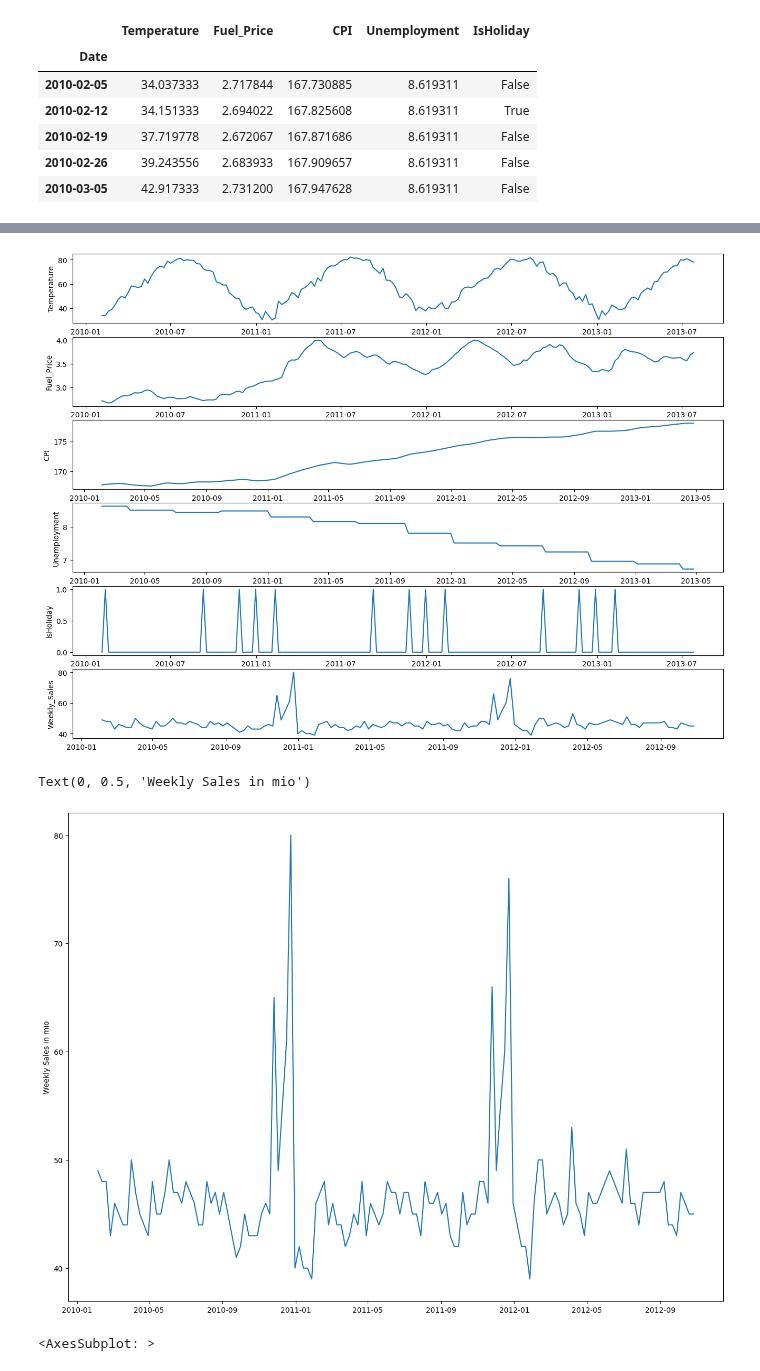
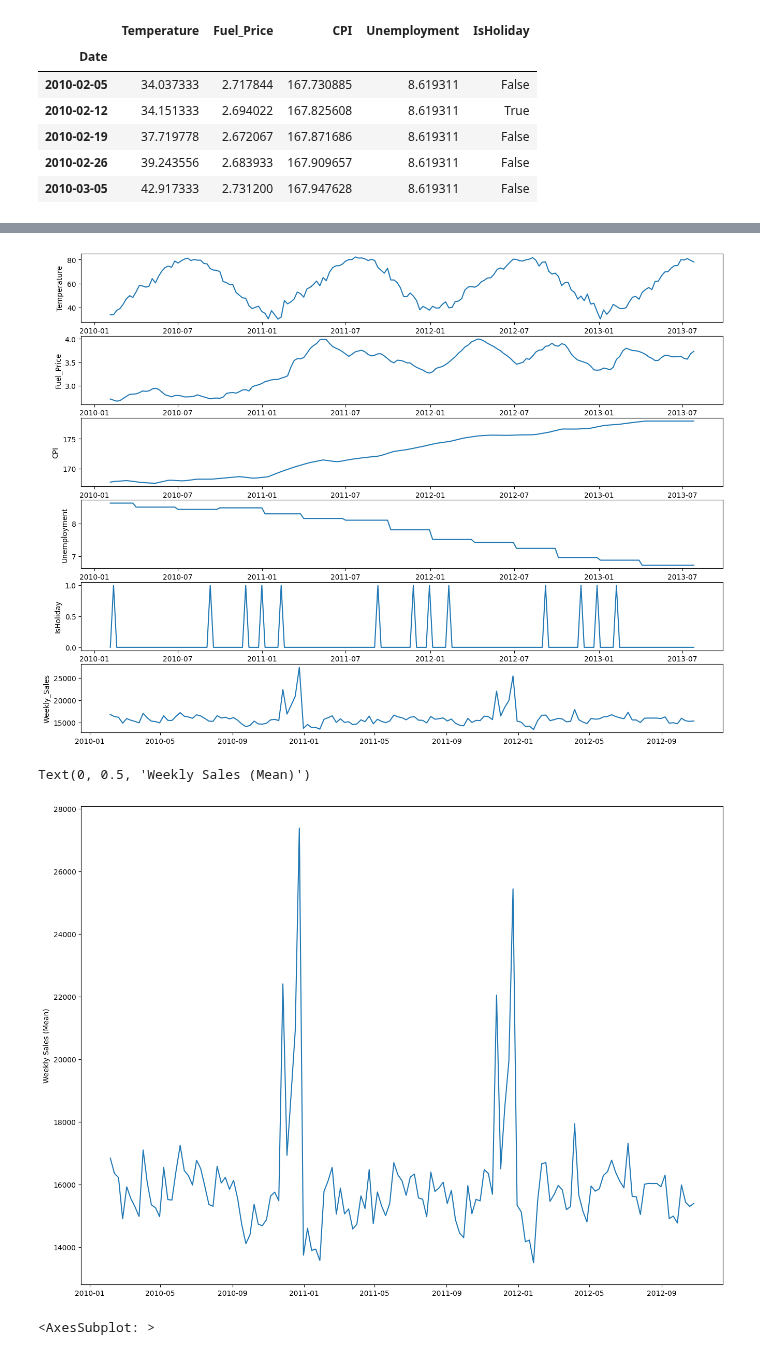
Before and after one commit to Johannes3001/AppliedML_Assign.01, a Jupyter notebook: Assignment2/Codes/Fredriks_Code.ipynb, the cells around one changed output, grey strips where cells are left out. Drawn from its saved outputs; the diff is of its cells as text; code cells hidden in the pictures.

Commit message:
Figuring out how to keep MarkDown soon

```diff
--- a/Assignment2/Codes/Fredriks_Code.ipynb
+++ b/Assignment2/Codes/Fredriks_Code.ipynb
@@ -159,0 +162,4 @@ For the CPI and Unemployment we can impute the missing values by some method. I'
+# %%
+# Codes for forward filling the missing values
+features['CPI'].fillna(method='ffill', inplace=True)
+features['Unemployment'].fillna(method='ffill', inplace=True)
@@ -159,0 +170,3 @@ For the CPI and Unemployment we can impute the missing values by some method. I'
+# %%
+# Dropping the MarkDown Columns
+features.drop(columns=['MarkDown1', 'MarkDown2', 'MarkDown3', 'MarkDown4', 'MarkDown5'], inplace=True)
@@ -164,7 +212,7 @@ features_grouped = features.groupby("Date").agg({"Temperature": "mean",
                                                      "Fuel_Price": "mean",
                                                      "CPI": "mean",
                                                      "Unemployment": "mean",
-                                                      "IsHoliday": "min"})
+                                                      "IsHoliday": "max"})
 features_grouped.head()
 # %% [output]
 |  | Temperature | Fuel_Price | CPI | Unemployment | IsHoliday |
@@ -175,8 +223,8 @@ features_grouped.head()
 | 2010-02-26 | 39.243556 | 2.683933 | 167.909657 | 8.619311 | False |
 | 2010-03-05 | 42.917333 | 2.731200 | 167.947628 | 8.619311 | False |
 # %%
-sales_grouped = sales.groupby("Date").agg({"Weekly_Sales" : "sum"})
-sales_grouped["Weekly_Sales"] = (sales_grouped["Weekly_Sales"] / 1e6).astype(int)
+sales_grouped = sales.groupby("Date").agg({"Weekly_Sales" : "mean"})
+#sales_grouped["Weekly_Sales"] = (sales_grouped["Weekly_Sales"] / 1e6).astype(int)
 sales_grouped.head()
 # %% [output]
 |  | Weekly_Sales |
@@ -205,14 +253,14 @@ for idx, col in enumerate(data_datewise.columns[1:]):
     plt.plot(data_datewise["Date"], data_datewise[col])
     plt.ylabel(col)
 # %% [output]
-[figure, old version]
+[figure, new version]
 # %%
 fig = plt.figure(figsize = (16, 12))
 plt.plot(data_datewise["Date"], data_datewise["Weekly_Sales"])
-plt.ylabel("Weekly Sales in mio")
+plt.ylabel("Weekly Sales (Mean)")
 # %% [output]
-Text(0, 0.5, 'Weekly Sales in mio')
+Text(0, 0.5, 'Weekly Sales (Mean)')
-[figure, old version]
+[figure, new version]
 # %%
 sns.heatmap(data_datewise.corr(), annot=True)
 # %% [output]
```
Also changed, not shown: parts of 14 cells of this notebook.
